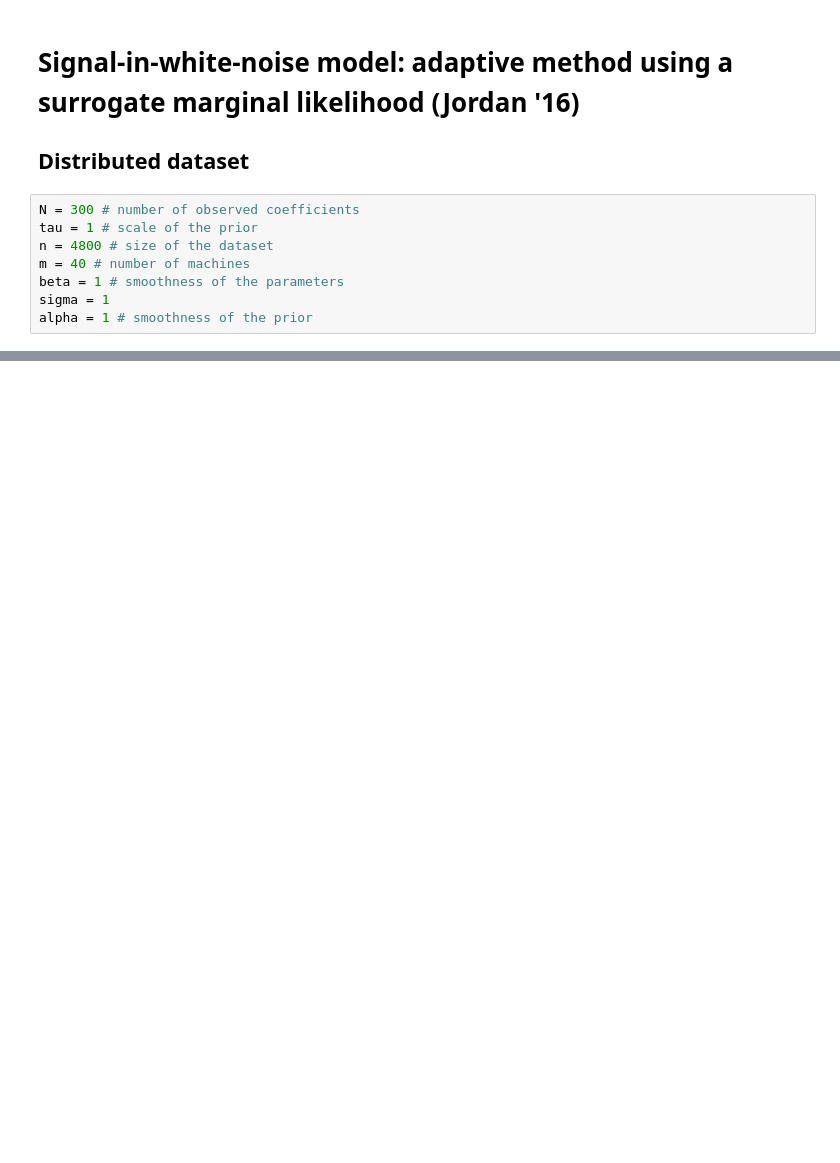
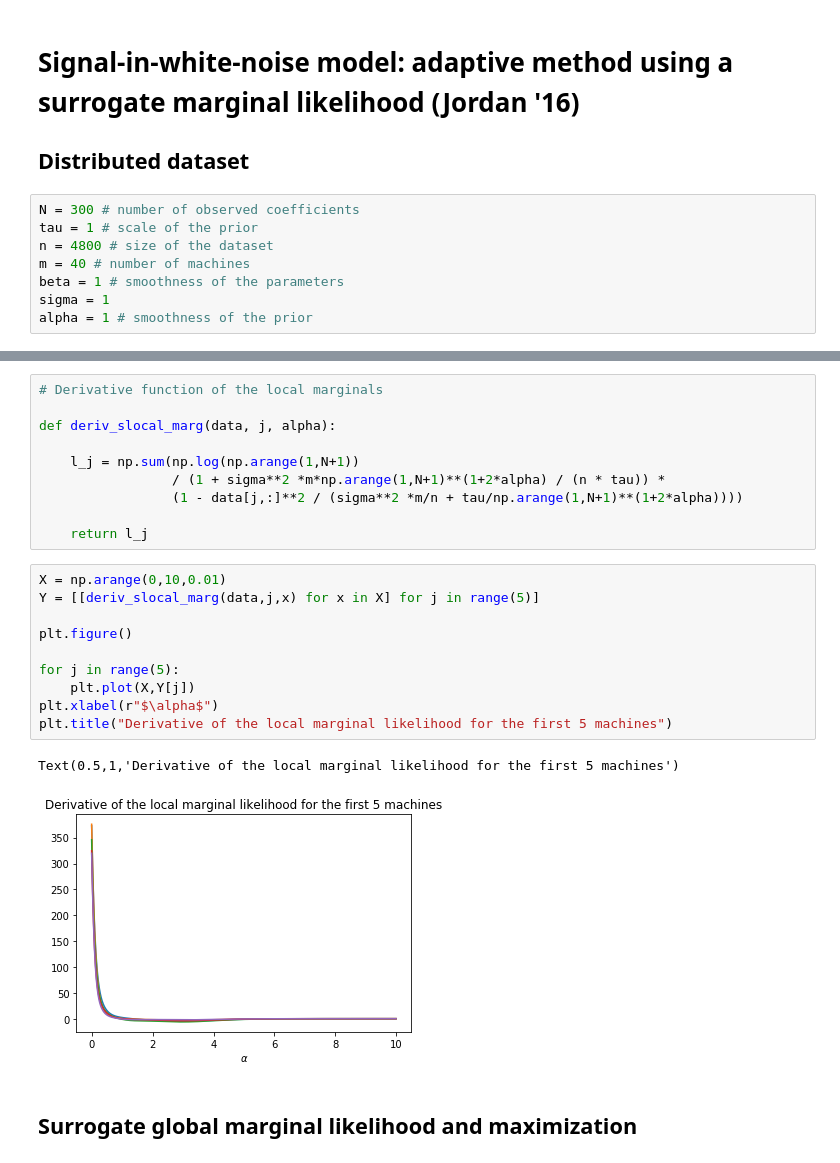
Before and after one commit to JTT94/distributed_posteriors, a Jupyter notebook: notebooks/adaptive_surrogate.ipynb, the cells around one changed output, grey strips where cells are left out. Drawn from its saved outputs; the diff is of its cells as text; blank space fills up the shorter version.

```diff
--- a/notebooks/adaptive_surrogate.ipynb
+++ b/notebooks/adaptive_surrogate.ipynb
@@ -68,0 +102,25 @@ $$ \mathcal{L}'_m(\bar\alpha) = \sum_{j=1}^{m} \mathcal{L}'_j(\bar\alpha) $$
+# %%
+# Derivative function of the local marginals
+
+def deriv_slocal_marg(data, j, alpha):
+
+    l_j = np.sum(np.log(np.arange(1,N+1))
+                 / (1 + sigma**2 *m*np.arange(1,N+1)**(1+2*alpha) / (n * tau)) *
+                 (1 - data[j,:]**2 / (sigma**2 *m/n + tau/np.arange(1,N+1)**(1+2*alpha))))
+
+    return l_j
+# %%
+X = np.arange(0,10,0.01)
+Y = [[deriv_slocal_marg(data,j,x) for x in X] for j in range(5)]
+
+plt.figure()
+
+for j in range(5):
+    plt.plot(X,Y[j])
+plt.xlabel(r"$\alpha$")
+plt.title("Derivative of the local marginal likelihood for the first 5 machines")
+# %% [output]
+Text(0.5,1,'Derivative of the local marginal likelihood for the first 5 machines')
+[figure, added]
+# %% [markdown]
+## Surrogate global marginal likelihood and maximization
```
Also changed, not shown: parts of 14 cells of this notebook.
